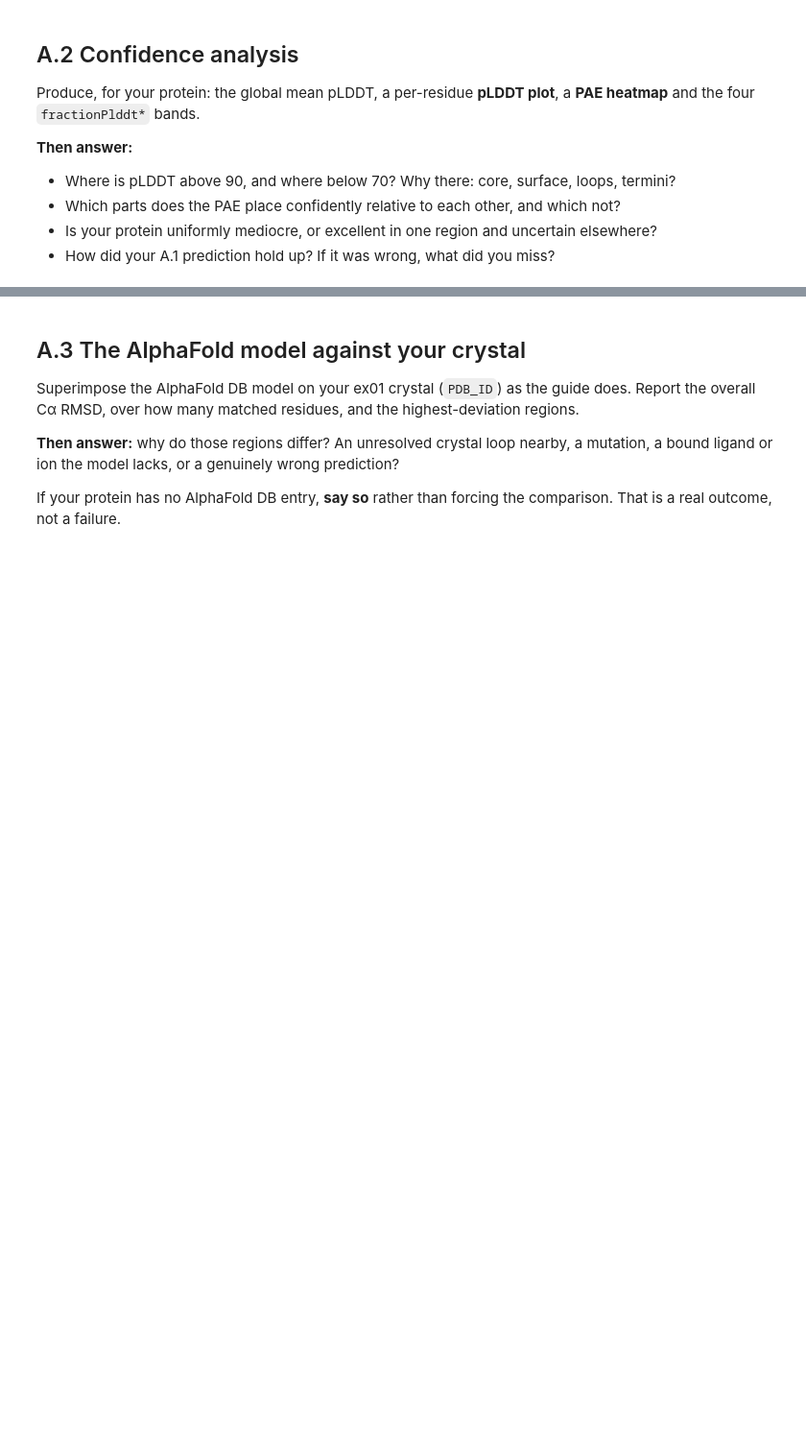
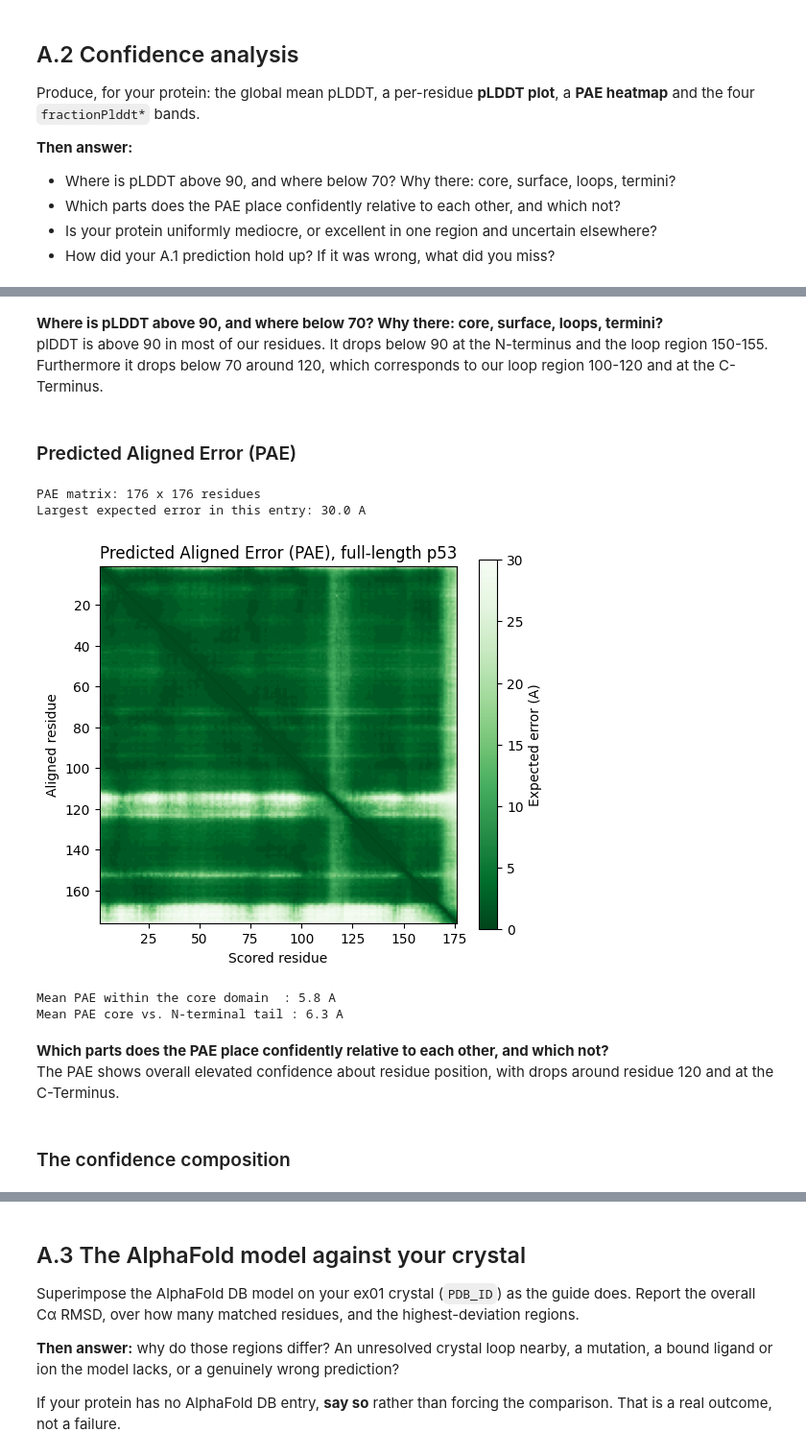
Before and after one commit to JosefBirnoecker/Strukturbioinformatik_Projekt, a Jupyter notebook: ex02/ex02_workbook.ipynb, the cells around one changed output, grey strips where cells are left out. Shown at 96% size. Saved outputs shown, nothing was run; the diff lists cells and outputs as text; code cells hidden in the pictures; blank space fills up the shorter version.

```diff
--- a/ex02/ex02_workbook.ipynb
+++ b/ex02/ex02_workbook.ipynb
@@ -83,0 +355,29 @@ heatmap** and the four `fractionPlddt*` bands.
+# %% [markdown]
+**Where is pLDDT above 90, and where below 70? Why there: core, surface, loops, termini?**
+plDDT is above 90 in most of our residues. It drops below 90 at the N-terminus and the loop region 150-155. Furthermore it drops below 70 around 120, which corresponds to our loop region 100-120 and at the C-Terminus.
+# %% [markdown]
+### Predicted Aligned Error (PAE)
+# %%
+pae = pae_matrix(entry=entry)
+print(f"PAE matrix: {pae.shape[0]} x {pae.shape[1]} residues")
+print(f"Largest expected error in this entry: {pae.values.max():.1f} A")
+
+plot_pae(pae=pae, title="Predicted Aligned Error (PAE), full-length p53")
+plt.show()
+
+# Because it is a DataFrame indexed by residue, questions about regions are one line each:
+core_block = pae.loc[CRYSTAL_START:CRYSTAL_END, CRYSTAL_START:CRYSTAL_END]
+print(f"\nMean PAE within the core domain  : {core_block.values.mean():.1f} A")
+print(f"Mean PAE core vs. N-terminal tail : "
+      f"{pae.loc[CRYSTAL_START:CRYSTAL_END, 1:CRYSTAL_START-1].values.mean():.1f} A")
+# %% [output]
+PAE matrix: 176 x 176 residues
+Largest expected error in this entry: 30.0 A
+[figure, added]
+Mean PAE within the core domain  : 5.8 A
+Mean PAE core vs. N-terminal tail : 6.3 A
+# %% [markdown]
+**Which parts does the PAE place confidently relative to each other, and which not?**
+The PAE shows overall elevated confidence about residue position, with drops around residue 120 and at the C-Terminus.
+# %% [markdown]
+### The confidence composition
```
Also changed, not shown: parts of 11 cells of this notebook.
